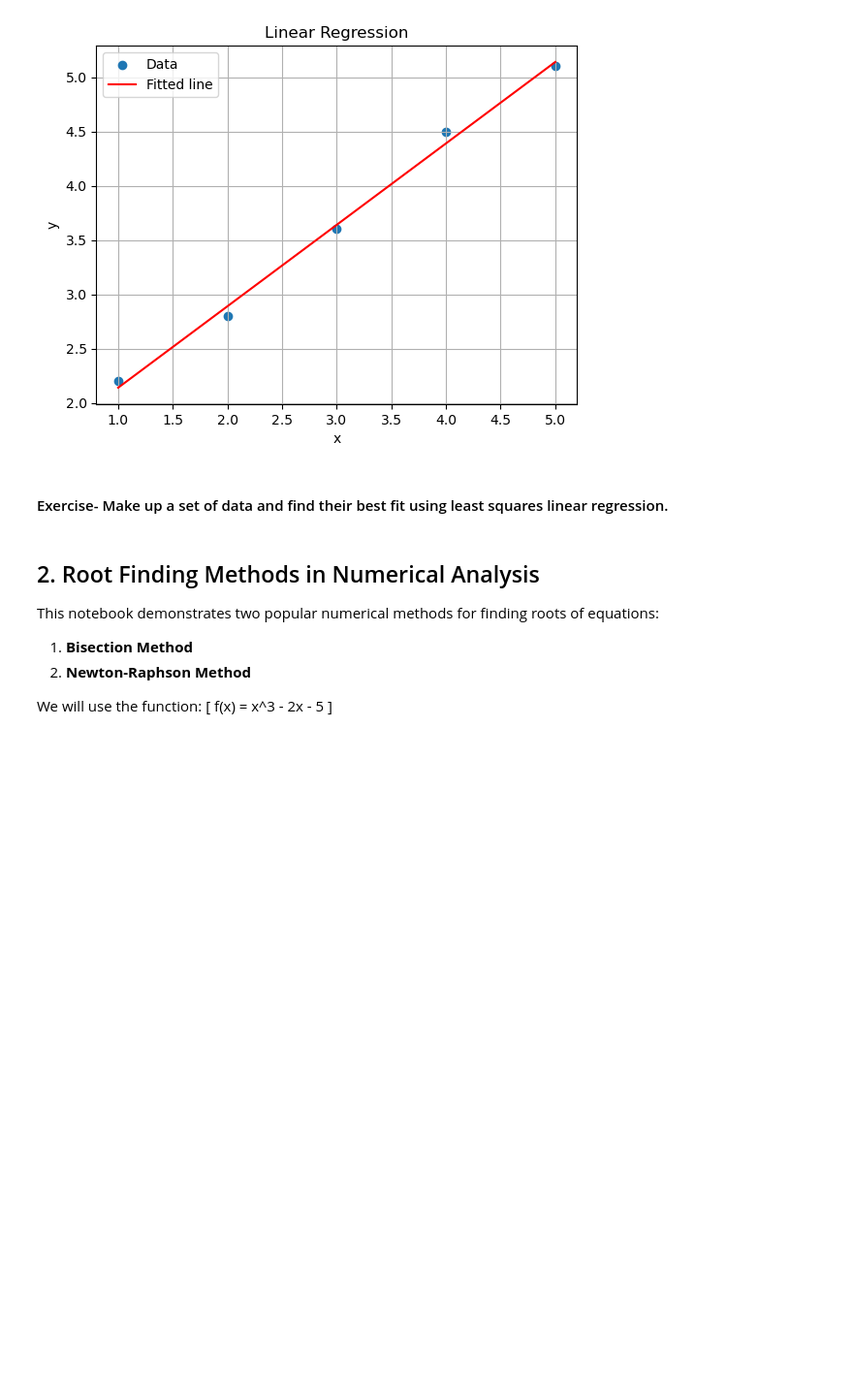
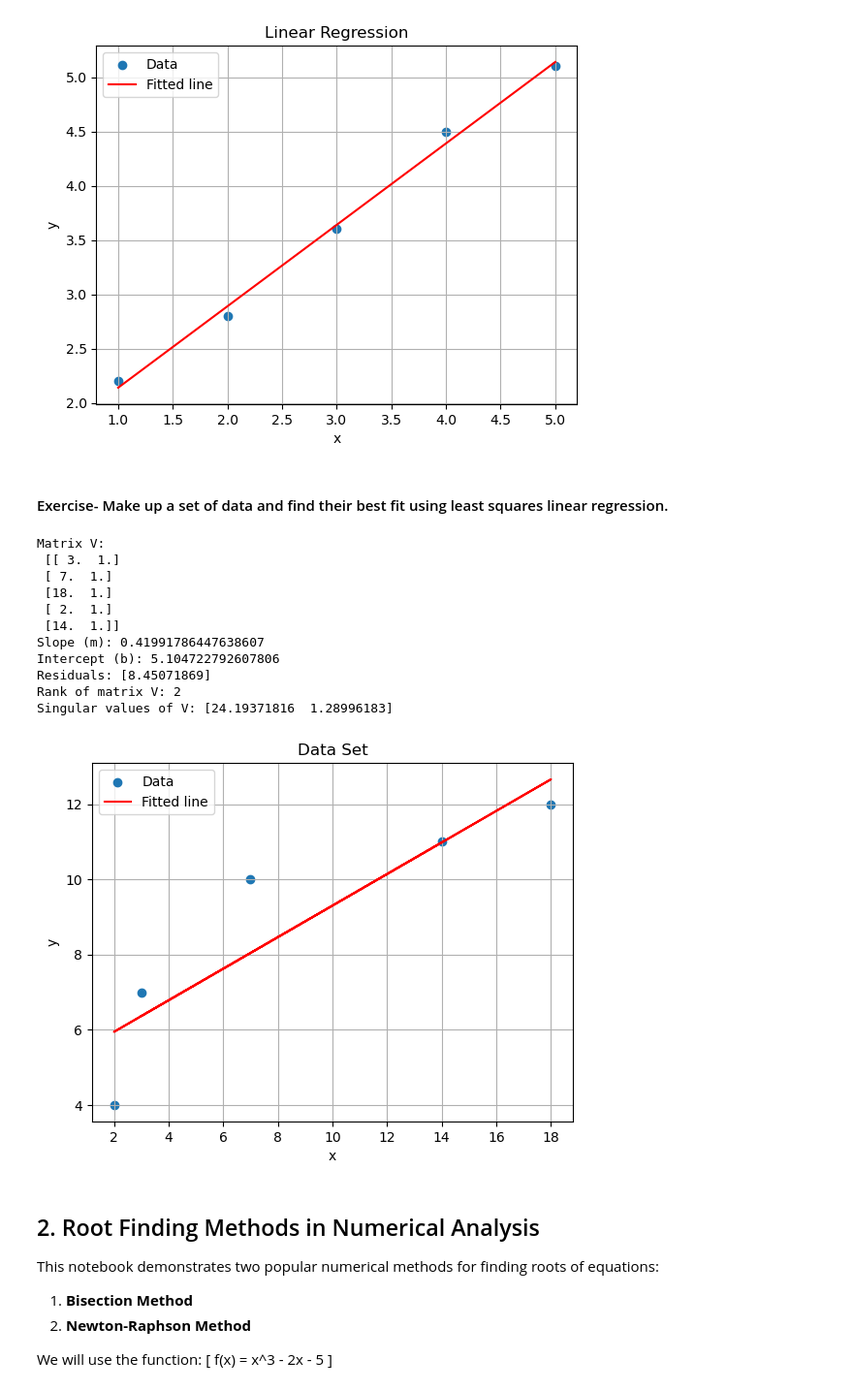
Before and after one commit to chloek27/MEGR2810, a Jupyter notebook: Lecture 9 Basic_Numerical_Methods.ipynb, the cells around one changed output. Shown at 97% size. Saved outputs shown, nothing was run; the diff lists cells and outputs as text; code cells hidden in the pictures; blank space fills up the shorter version.

```diff
--- a/Lecture 9 Basic_Numerical_Methods.ipynb
+++ b/Lecture 9 Basic_Numerical_Methods.ipynb
@@ -77,6 +77,46 @@ Singular values of A: [7.69121313 0.91936964]
 #### Exercise- Make up a set of data and find their best fit using least squares linear regression.
 # %%
 # Your code here
+import numpy as np
+import matplotlib.pyplot as plt
+
+x = np.array([3, 7, 18, 2, 14])
+y = np.array([7, 10, 12, 4, 11])
+
+V = np.vstack([x, np.ones(len(x))]).T
+print ("Matrix V:\n", V)
+
+coeffs, residuals, rank, s = np.linalg.lstsq(V, y, rcond=None)
+m = coeffs[0]
+b = coeffs[1]
+
+print("Slope (m):", m)
+print("Intercept (b):", b)
+print("Residuals:", residuals)
+print("Rank of matrix V:", rank)
+print("Singular values of V:", s)
+
+plt.scatter(x, y, label='Data')
+plt.plot(x, m*x + b, 'r', label='Fitted line')
+plt.legend()
+plt.title('Data Set')
+plt.xlabel('x')
+plt.ylabel('y')
+plt.grid(True)
+plt.show()
+# %% [output]
+Matrix V:
+ [[ 3.  1.]
+ [ 7.  1.]
+ [18.  1.]
+ [ 2.  1.]
+ [14.  1.]]
+Slope (m): 0.41991786447638607
+Intercept (b): 5.104722792607806
+Residuals: [8.45071869]
+Rank of matrix V: 2
+Singular values of V: [24.19371816  1.28996183]
+[figure, added]
 # %% [markdown]
 
 ## 2. Root Finding Methods in Numerical Analysis
```
Also changed, not shown: parts of 3 cells of this notebook.
